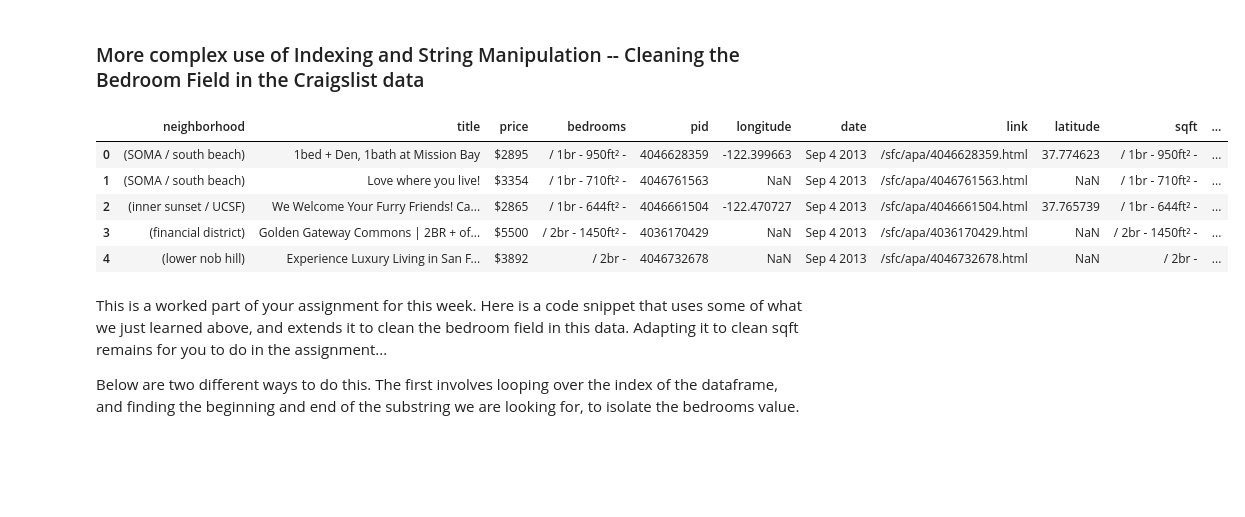
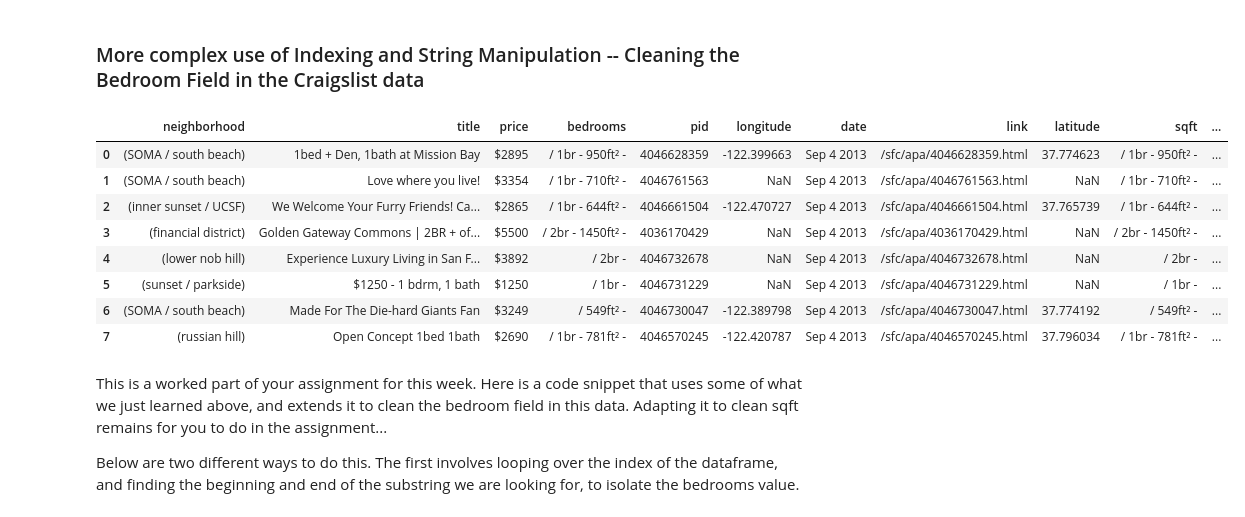
Before and after one commit to lwright139/ce599, a Jupyter notebook: 05-Pandas Basics Part 2/Basic-Operations-Using-Pandas.ipynb, the cells around one changed output. Drawn from its saved outputs; the diff is of its cells as text; code cells hidden in the pictures; blank space fills up the shorter version.

```diff
--- a/05-Pandas Basics Part 2/Basic-Operations-Using-Pandas.ipynb
+++ b/05-Pandas Basics Part 2/Basic-Operations-Using-Pandas.ipynb
@@ -230,15 +230,18 @@ Name: county, Length: 120, dtype: int64
 # %%
 import pandas as pd
 import numpy as np
 cl = pd.read_csv('items.csv')
-cl.head()
+cl.head(8)
 # %% [output]
 |  | neighborhood | title | price | bedrooms | pid | longitude | date | link | latitude | sqft | ... |
 | 0 | (SOMA / south beach) | 1bed + Den, 1bath at Mission Bay | $2895 | / 1br - 950ft² - | 4046628359 | -122.399663 | Sep 4 2013 | /sfc/apa/4046628359.html | 37.774623 | / 1br - 950ft² - | ... |
 | 1 | (SOMA / south beach) | Love where you live! | $3354 | / 1br - 710ft² - | 4046761563 | NaN | Sep 4 2013 | /sfc/apa/4046761563.html | NaN | / 1br - 710ft² - | ... |
 | 2 | (inner sunset / UCSF) | We Welcome Your Furry Friends! Ca... | $2865 | / 1br - 644ft² - | 4046661504 | -122.470727 | Sep 4 2013 | /sfc/apa/4046661504.html | 37.765739 | / 1br - 644ft² - | ... |
 | 3 | (financial district) | Golden Gateway Commons | 2BR + of... | $5500 | / 2br - 1450ft² - | 4036170429 | NaN | Sep 4 2013 | /sfc/apa/4036170429.html | NaN | / 2br - 1450ft² - | ... |
 | 4 | (lower nob hill) | Experience Luxury Living in San F... | $3892 | / 2br - | 4046732678 | NaN | Sep 4 2013 | /sfc/apa/4046732678.html | NaN | / 2br - | ... |
+| 5 | (sunset / parkside) | $1250 - 1 bdrm, 1 bath | $1250 | / 1br - | 4046731229 | NaN | Sep 4 2013 | /sfc/apa/4046731229.html | NaN | / 1br - | ... |
+| 6 | (SOMA / south beach) | Made For The Die-hard Giants Fan | $3249 | / 549ft² - | 4046730047 | -122.389798 | Sep 4 2013 | /sfc/apa/4046730047.html | 37.774192 | / 549ft² - | ... |
+| 7 | (russian hill) | Open Concept 1bed 1bath | $2690 | / 1br - 781ft² - | 4046570245 | -122.420787 | Sep 4 2013 | /sfc/apa/4046570245.html | 37.796034 | / 1br - 781ft² - | ... |
 # %% [markdown]
 This is a worked part of your assignment for this week.  Here is a code snippet that uses some of what we just learned above, and extends it to clean the bedroom field in this data.  Adapting it to clean sqft remains for you to do in the assignment...
 
```
Also changed, not shown: parts of 33 cells of this notebook, 2 other files.
